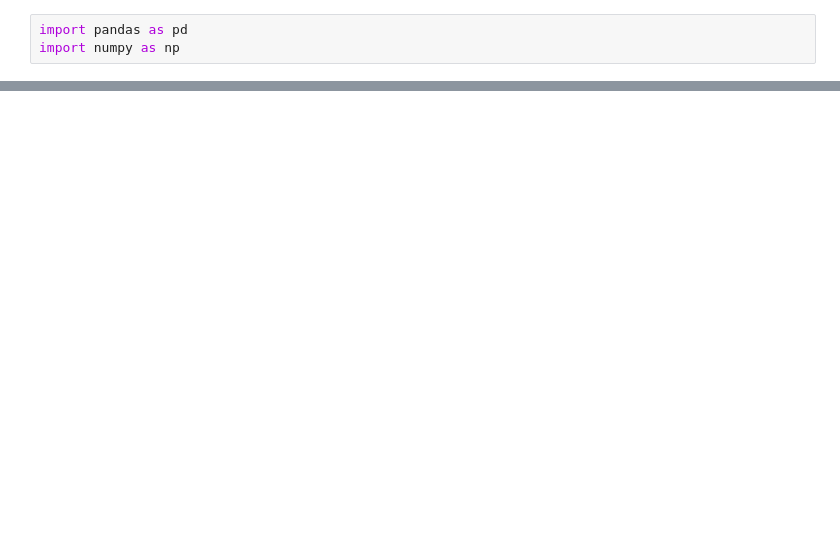
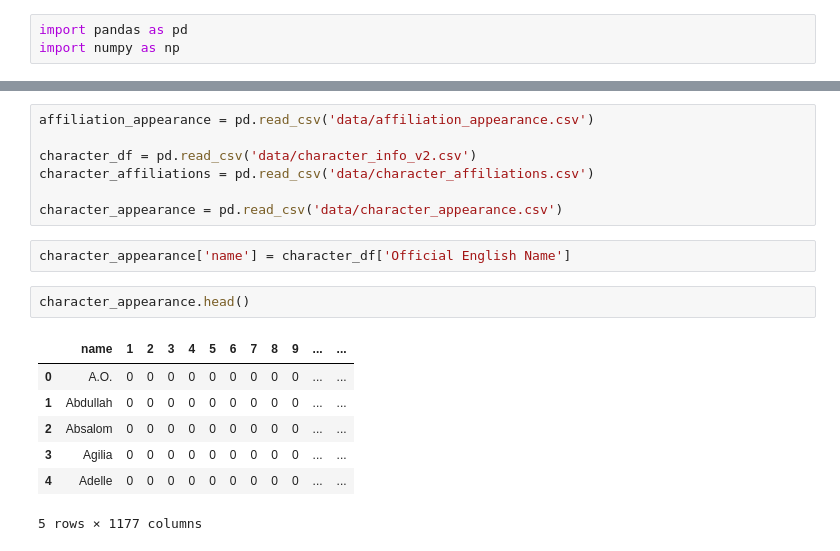
Before and after one commit to qigol/onepiece-storytelling, a Jupyter notebook: eda.ipynb, the cells around one changed output, grey strips where cells are left out. Drawn from its saved outputs; the diff is of its cells as text; blank space fills up the shorter version.

```diff
--- a/eda.ipynb
+++ b/eda.ipynb
@@ -67,0 +4,19 @@ character_df.loc[character_df.iloc[:, character_df.columns.get_loc('Status')].is
+# %%
+affiliation_appearance = pd.read_csv('data/affiliation_appearance.csv')
+
+character_df = pd.read_csv('data/character_info_v2.csv')
+character_affiliations = pd.read_csv('data/character_affiliations.csv')
+
+character_appearance = pd.read_csv('data/character_appearance.csv')
+# %%
+character_appearance['name'] = character_df['Official English Name']
+# %%
+character_appearance.head()
+# %% [output]
+|  | name | 1 | 2 | 3 | 4 | 5 | 6 | 7 | 8 | 9 | ... | ... |
+| 0 | A.O. | 0 | 0 | 0 | 0 | 0 | 0 | 0 | 0 | 0 | ... | ... |
+| 1 | Abdullah | 0 | 0 | 0 | 0 | 0 | 0 | 0 | 0 | 0 | ... | ... |
+| 2 | Absalom | 0 | 0 | 0 | 0 | 0 | 0 | 0 | 0 | 0 | ... | ... |
+| 3 | Agilia | 0 | 0 | 0 | 0 | 0 | 0 | 0 | 0 | 0 | ... | ... |
+| 4 | Adelle | 0 | 0 | 0 | 0 | 0 | 0 | 0 | 0 | 0 | ... | ... |
+5 rows × 1177 columns
```
Also changed, not shown: parts of 65 cells of this notebook, 24 other files.
